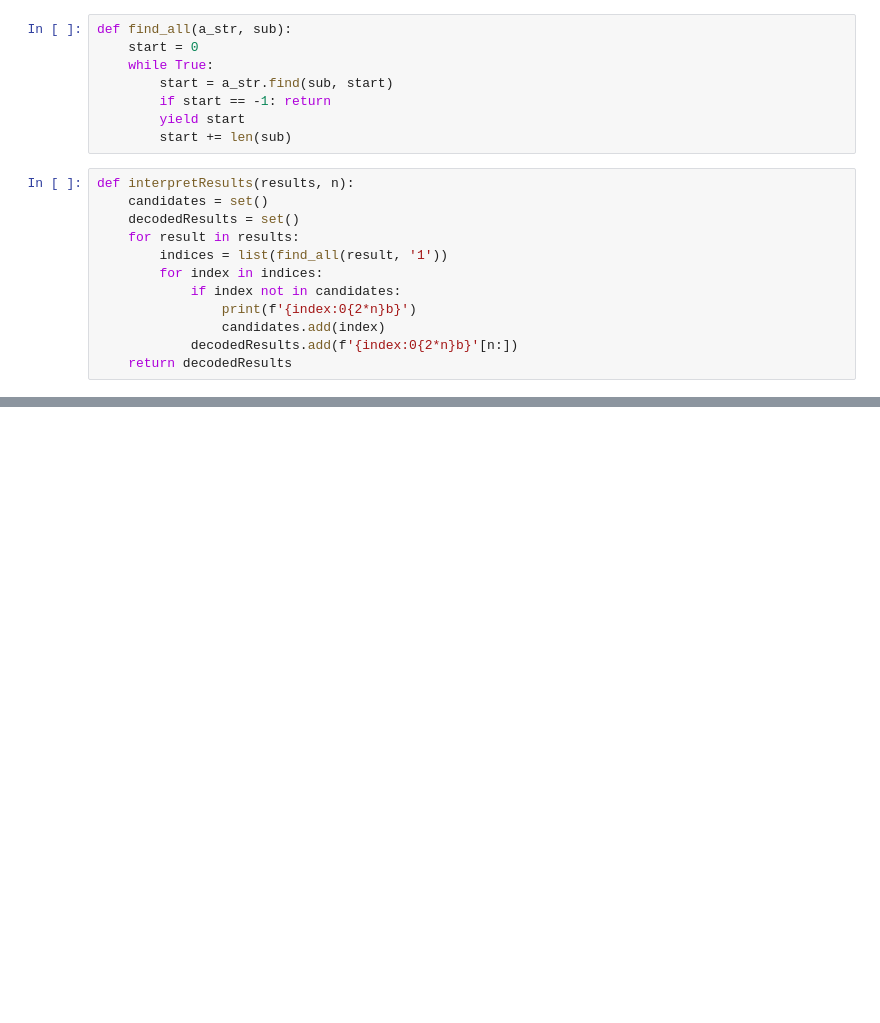
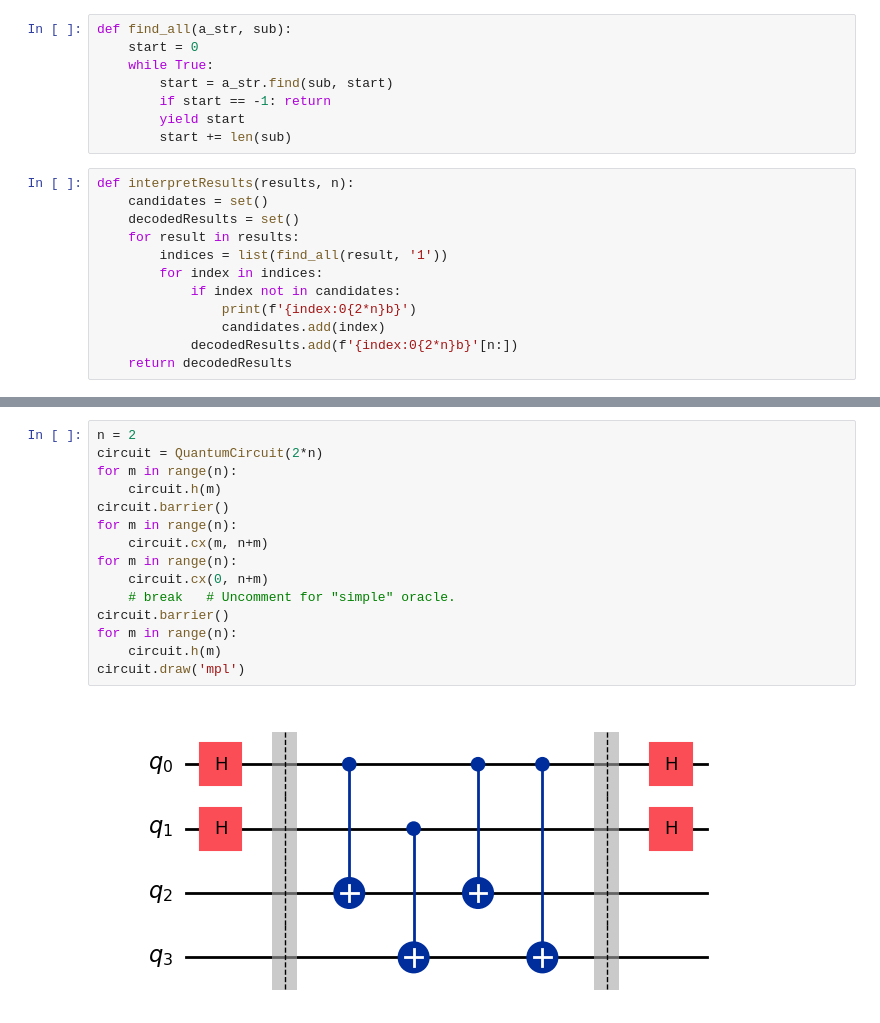
Before and after one commit to reecejrobertson/AdiabaticSimonsAlgorithm, a Jupyter notebook: circuit.ipynb, the cells around one changed output, grey strips where cells are left out. Saved outputs shown, nothing was run; the diff lists cells and outputs as text; blank space fills up the shorter version.

```diff
--- a/circuit.ipynb
+++ b/circuit.ipynb
@@ -82,0 +150,17 @@ interpretResults(results, n)
+# %%
+n = 2
+circuit = QuantumCircuit(2*n)
+for m in range(n):
+    circuit.h(m)
+circuit.barrier()
+for m in range(n):
+    circuit.cx(m, n+m)
+for m in range(n):
+    circuit.cx(0, n+m)
+    # break   # Uncomment for "simple" oracle.
+circuit.barrier()
+for m in range(n):
+    circuit.h(m)
+circuit.draw('mpl')
+# %% [output]
+[figure, added]
```
Also changed, not shown: parts of 7 cells of this notebook.
